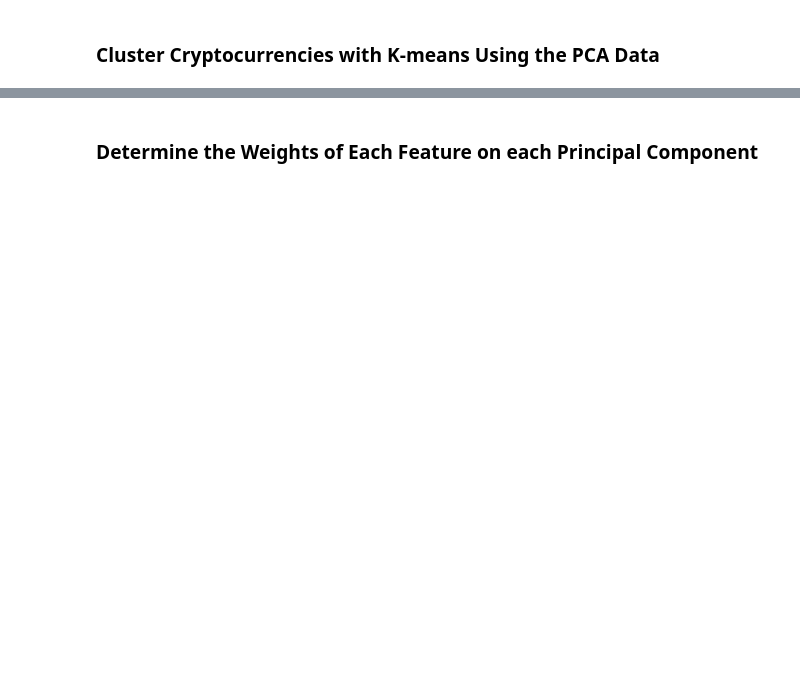
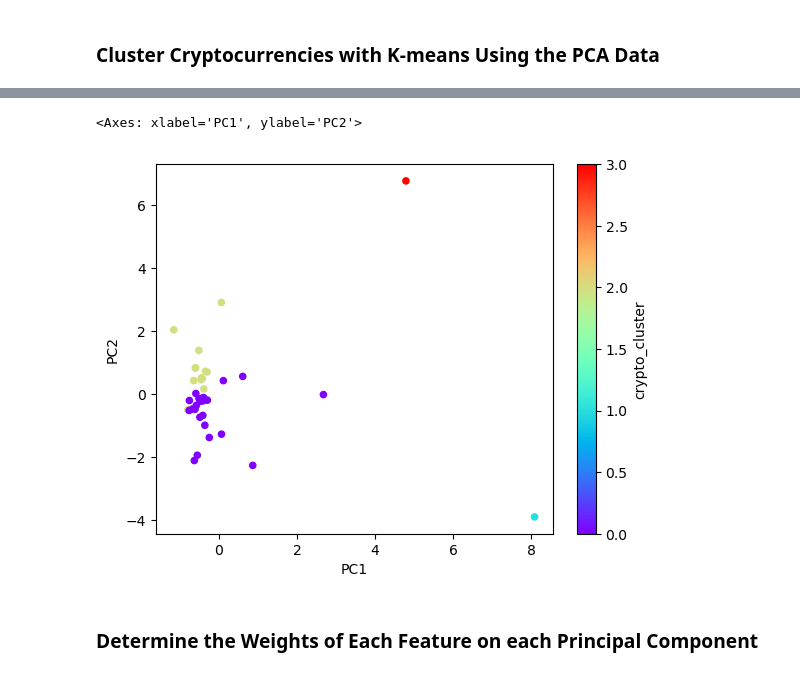
Before and after one commit to m-nicholasnu33/CryptoClustering, a Jupyter notebook: Crypto_Clustering.ipynb, the cells around one changed output, grey strips where cells are left out. Saved outputs shown, nothing was run; the diff lists cells and outputs as text; code cells hidden in the pictures; blank space fills up the shorter version.

```diff
--- a/Crypto_Clustering.ipynb
+++ b/Crypto_Clustering.ipynb
@@ -246,5 +275,7 @@ array([0.3719856 , 0.34700813, 0.17603793])
 ### Cluster Cryptocurrencies with K-means Using the PCA Data
 # %%
 # Initialize the K-Means model using the best value for k
+pca_model = KMeans(n_clusters=4, random_state=0)
 # %%
 # Fit the K-Means model using the PCA data
+pca_model.fit(crypto_pca_df)
@@ -251,5 +284,6 @@ array([0.3719856 , 0.34700813, 0.17603793])
 # %%
 # Predict the clusters to group the cryptocurrencies using the PCA data
-
+pca_k_4 = pca_model.predict(crypto_pca_df)
 
 # Print the resulting array of cluster values.
+pca_k_4
@@ -256,8 +293,9 @@ array([0.3719856 , 0.34700813, 0.17603793])
 # %%
 # Create a copy of the DataFrame with the PCA data
-
+pca_market_predictions_df = crypto_pca_df.copy()
 
 # Add a new column to the DataFrame with the predicted clusters
-
+pca_market_predictions_df["crypto_cluster"] = pca_k_4
 
 # Display sample data
+pca_market_predictions_df
@@ -264,5 +321,13 @@ array([0.3719856 , 0.34700813, 0.17603793])
 # %%
 # Create a scatter plot using hvPlot by setting `x="PCA1"` and `y="PCA2"`.
+pca_market_predictions_df.plot.scatter(
+    x="PC1",
+    y="PC2",
+    c="crypto_cluster",
+    colormap='rainbow')
+# %% [output]
+<Axes: xlabel='PC1', ylabel='PC2'>
+[figure, added]
 # %% [markdown]
 ### Determine the Weights of Each Feature on each Principal Component
 # %%
```
Also changed, not shown: parts of 10 cells of this notebook.
